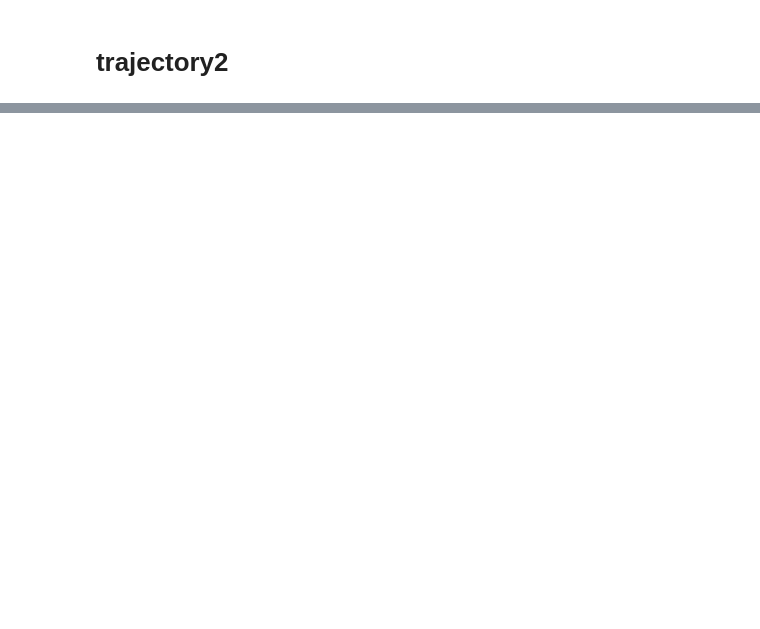
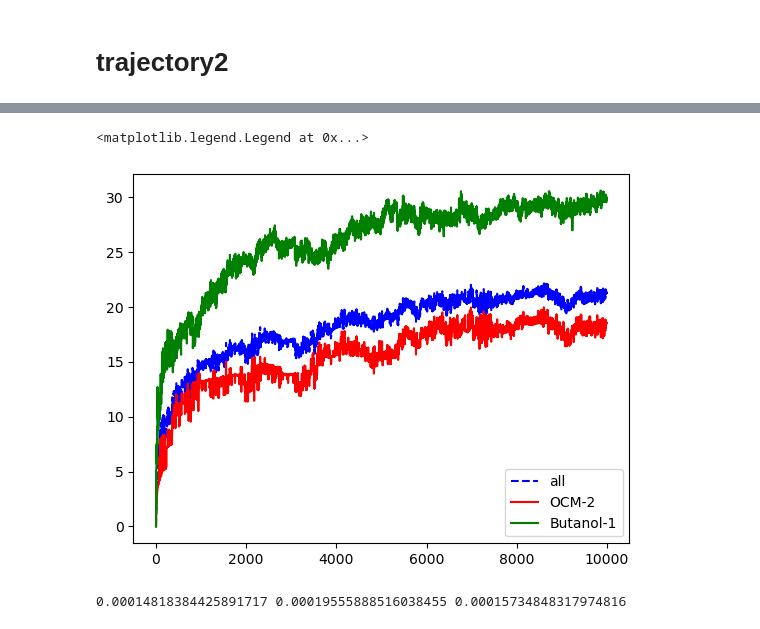
Before and after one commit to EnglishBeach/MolecularModeling, a Jupyter notebook: Open_MM/start.ipynb, the cells around one changed output, grey strips where cells are left out. Saved outputs shown, nothing was run; the diff lists cells and outputs as text; code cells hidden in the pictures; blank space fills up the shorter version.

```diff
--- a/Open_MM/start.ipynb
+++ b/Open_MM/start.ipynb
@@ -190,22 +223,27 @@ result = RMSD_analysis.results.rmsd.T
 step = result[0]
 time = result[1]
 msd_all = result[2]
-msd_A = result[3]
-msd_B = result[4]
+msd_ocm = result[3]
+msd_but = result[4]
 # %%
 plt.plot(time, msd_all, 'b--', label="all")
-plt.plot(time, msd_A, 'r', label="A")
-plt.plot(time, msd_B, 'g', label="B")
+plt.plot(time, msd_ocm, 'r', label="OCM-2")
+plt.plot(time, msd_but, 'g', label="Butanol-1")
 plt.legend()
+# %% [output]
+<matplotlib.legend.Legend at 0x...>
+[figure, added]
 # %%
 from scipy.stats import linregress
 # %%
-regress = linregress(time,msd_A)
+regress = linregress(time,msd_ocm)
 D_A = regress.slope/6
 
-regress = linregress(time,msd_B)
+regress = linregress(time,msd_but)
 D_B = regress.slope/6
 
 regress = linregress(time,msd_all)
 D_all = regress.slope/6
 print(D_A,D_B,D_all)
+# %% [output]
+0.00014818384425891717 0.00019555888516038455 0.00015734848317974816
```
Also changed, not shown: parts of 13 cells of this notebook.
